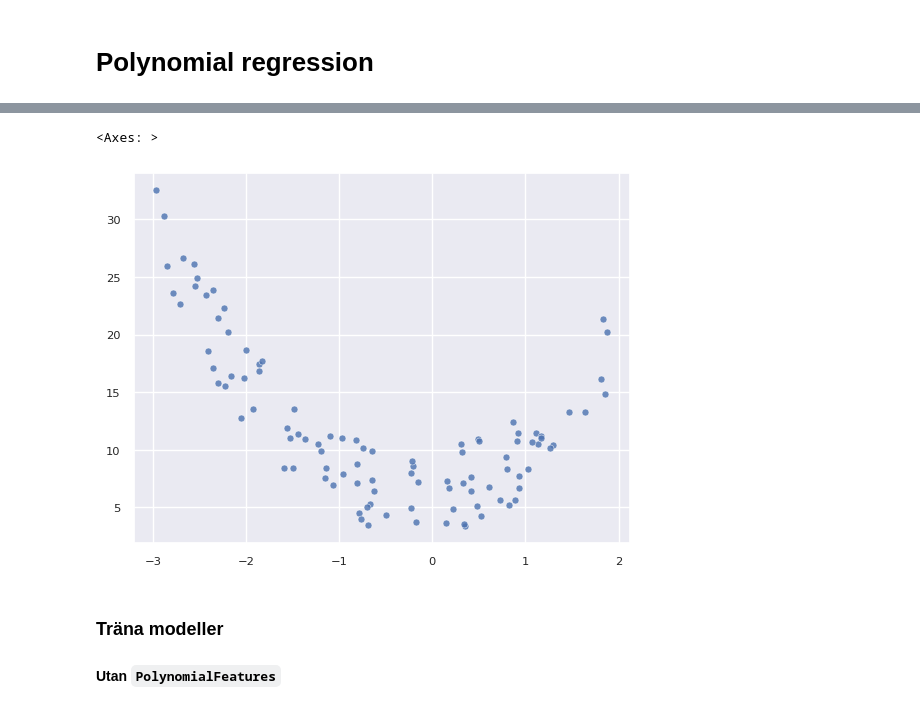
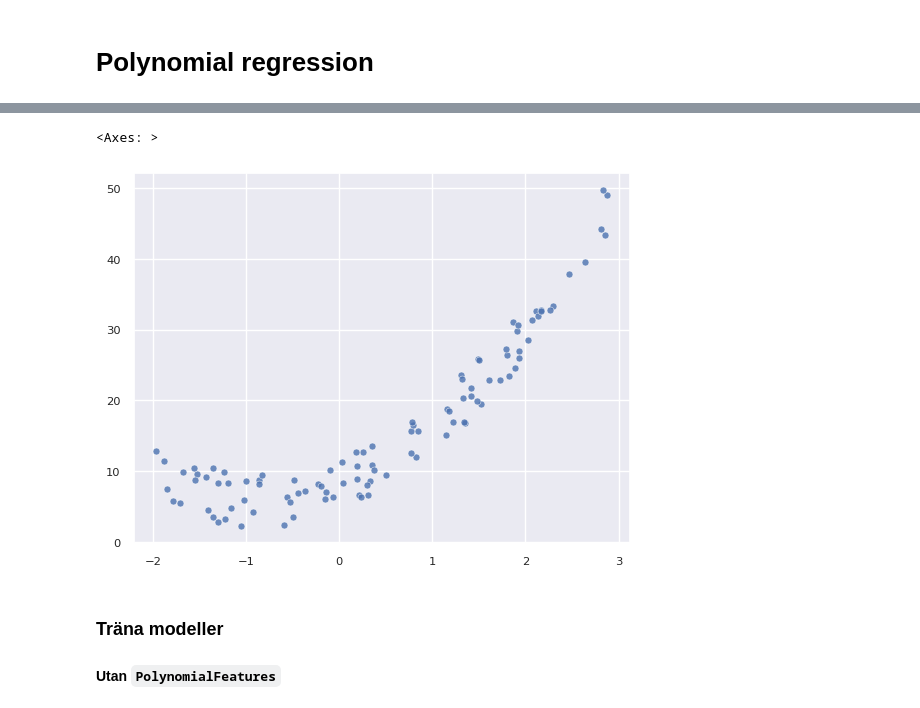
Before and after one commit to AntonioPrgomet/ds24_ml, a Jupyter notebook: l4/polynomial_regression.ipynb, the cells around one changed output, grey strips where cells are left out. Saved outputs shown, nothing was run; the diff lists cells and outputs as text; code cells hidden in the pictures.

```diff
--- a/l4/polynomial_regression.ipynb
+++ b/l4/polynomial_regression.ipynb
@@ -14,5 +17,5 @@ m = 100
 
 rng = np.random.default_rng(seed=42)
 
-X = (5 * rng.random(m,) - 3).reshape(-1, 1)
-y = 3 * X[:, 0]**2 + X[:, 0] + 2 + rng.random(m) * 8  # Nonlinear relationship + noise
+X = (5 * rng.random(m,) - 2)
+y = 4 + 3 * X**2 + 5 * X + rng.random(m) * 8  # Nonlinear relationship + noise
@@ -19,8 +47,8 @@ y = 3 * X[:, 0]**2 + X[:, 0] + 2 + rng.random(m) * 8  # Nonlinear relationship +
 # %%
-sns.scatterplot(x=X[:, 0], y=y, alpha=.8, s=25)
+sns.scatterplot(x=X, y=y, alpha=.8, s=25)
 # %% [output]
 <Axes: >
-[figure, old version]
+[figure, new version]
 # %% [markdown]
 ### Träna modeller
 
```
Also changed, not shown: parts of 20 cells of this notebook, 4 other files.
